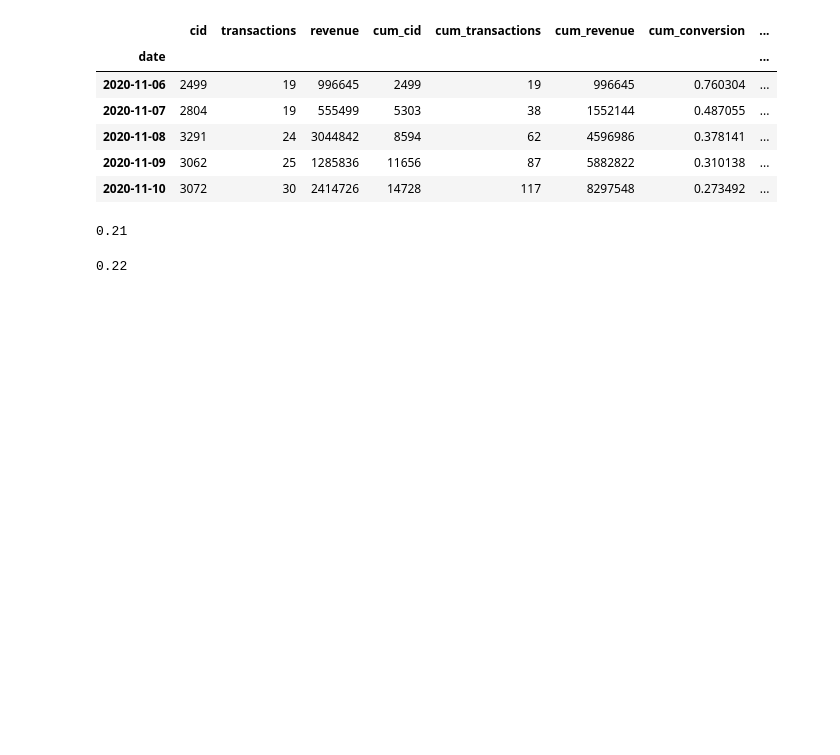
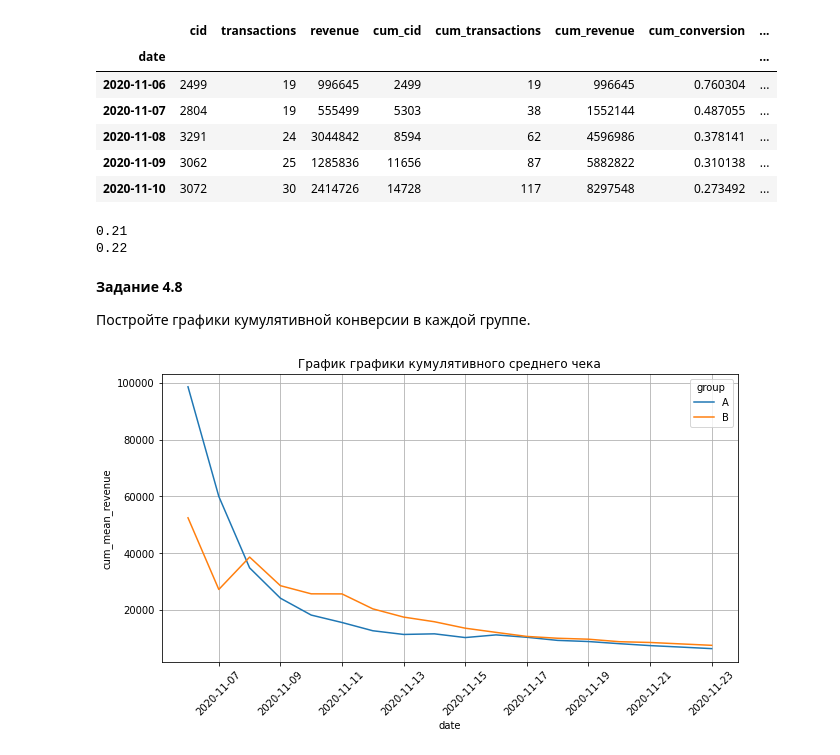
Before and after one commit to Terr14/SF_DS, a Jupyter notebook: SkillFactory/EDA-5. A-B-тестирование/EDA-5. A-B-тестирование.ipynb, the cells around one changed output. Saved outputs shown, nothing was run; the diff lists cells and outputs as text; code cells hidden in the pictures; blank space fills up the shorter version.

```diff
--- a/SkillFactory/EDA-5. A-B-тестирование/EDA-5. A-B-тестирование.ipynb
+++ b/SkillFactory/EDA-5. A-B-тестирование/EDA-5. A-B-тестирование.ipynb
@@ -841,10 +860,12 @@ display(sample_b.head())
 | 2020-11-09 | 3062 | 25 | 1285836 | 11656 | 87 | 5882822 | 0.310138 | ... |
 | 2020-11-10 | 3072 | 30 | 2414726 | 14728 | 117 | 8297548 | 0.273492 | ... |
 # %%
-round(sample_a['cum_conversion'].mean(), 2)
+print(round(sample_a['cum_conversion'].mean(), 2))
+print(round(sample_b['cum_conversion'].mean(), 2))
 # %% [output]
 0.21
+0.22
-# %%
-round(sample_b['cum_conversion'].mean(), 2)
-# %% [output]
-0.22
+# %% [markdown]
+**Задание 4.8**
+
+Постройте графики кумулятивной конверсии в каждой группе.
@@ -850,0 +885,21 @@ round(sample_b['cum_conversion'].mean(), 2)
+# %%
+# добавляем группы
+sample_a['group'] = 'A'
+sample_b['group'] = 'B'
+# объединяем таблицы
+sample = pd.concat([sample_a, sample_b])
+# %%
+# создаём фигуру размером 8x4
+fig = plt.figure(figsize=(8, 4))
+# добавляем систему координат
+ax = fig.add_axes([1, 1, 1, 1])
+# строим lineplot для кумулятивной конверсии во времени в каждой группе
+sns.lineplot(x='date', y='cum_mean_revenue', data=sample, hue='group', ax=ax)
+# задаём подпись к графику
+ax.set_title('График графики кумулятивного среднего чека')
+# задаём поворот меток на оси абсцисс
+ax.xaxis.set_tick_params(rotation = 45)
+# задаём отображение сетки
+ax.grid(True);
+# %% [output]
+[figure, added]
```
Also changed, not shown: parts of 5 cells of this notebook.
